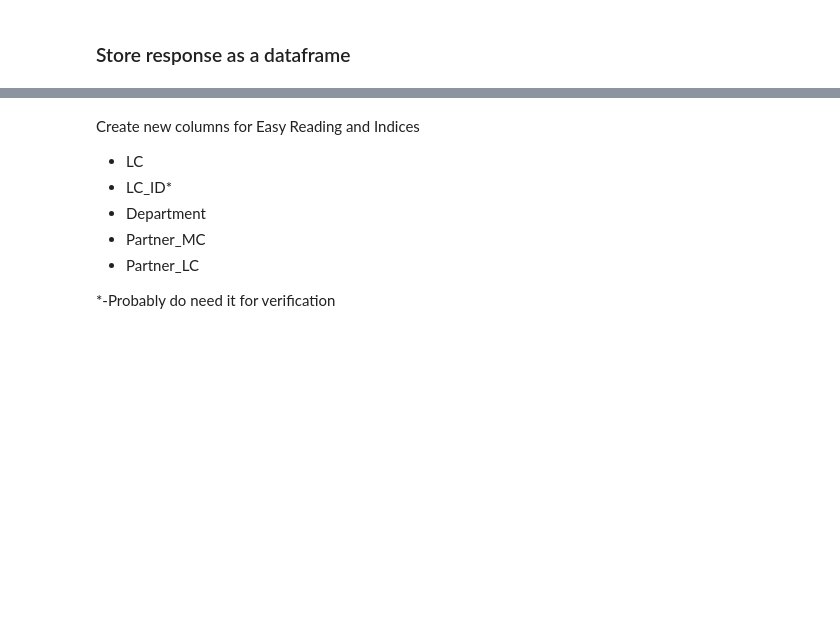
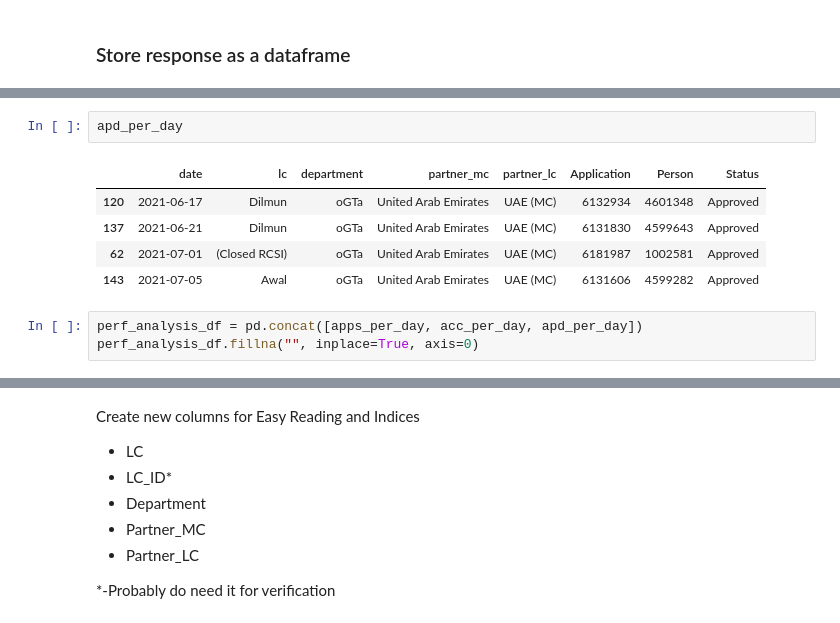
Before and after one commit to isados/expa-bh-analytics, a Jupyter notebook: try_eda.ipynb, the cells around one changed output, grey strips where cells are left out. Drawn from its saved outputs; the diff is of its cells as text; blank space fills up the shorter version.

```diff
--- a/try_eda.ipynb
+++ b/try_eda.ipynb
@@ -136,0 +288,11 @@ memory usage: 20.0+ KB
+# %%
+apd_per_day
+# %% [output]
+|  | date | lc | department | partner_mc | partner_lc | Application | Person | Status |
+| 120 | 2021-06-17 | Dilmun | oGTa | United Arab Emirates | UAE (MC) | 6132934 | 4601348 | Approved |
+| 137 | 2021-06-21 | Dilmun | oGTa | United Arab Emirates | UAE (MC) | 6131830 | 4599643 | Approved |
+| 62 | 2021-07-01 | (Closed RCSI) | oGTa | United Arab Emirates | UAE (MC) | 6181987 | 1002581 | Approved |
+| 143 | 2021-07-05 | Awal | oGTa | United Arab Emirates | UAE (MC) | 6131606 | 4599282 | Approved |
+# %%
+perf_analysis_df = pd.concat([apps_per_day, acc_per_day, apd_per_day])
+perf_analysis_df.fillna("", inplace=True, axis=0)
```
Also changed, not shown: parts of 14 cells of this notebook.
